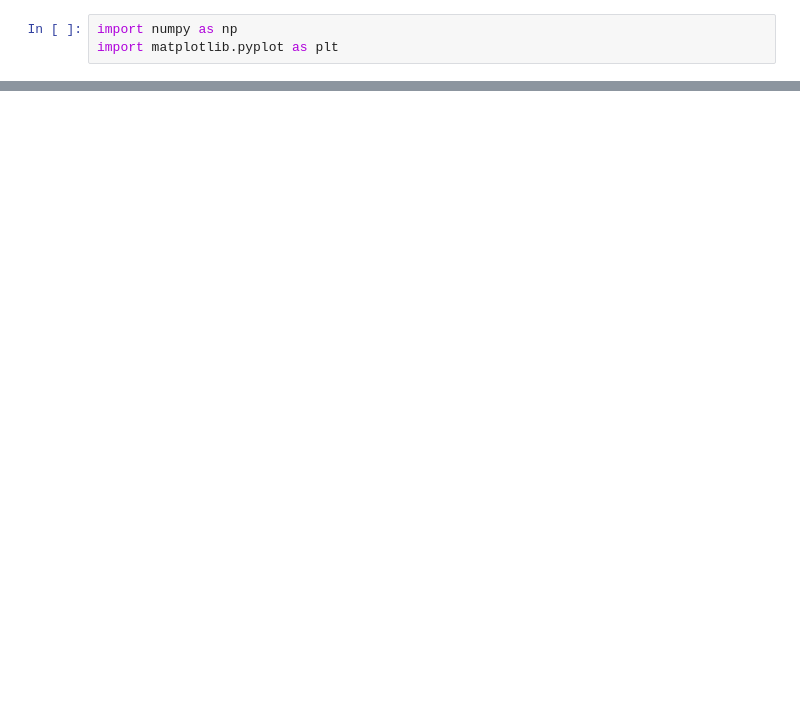
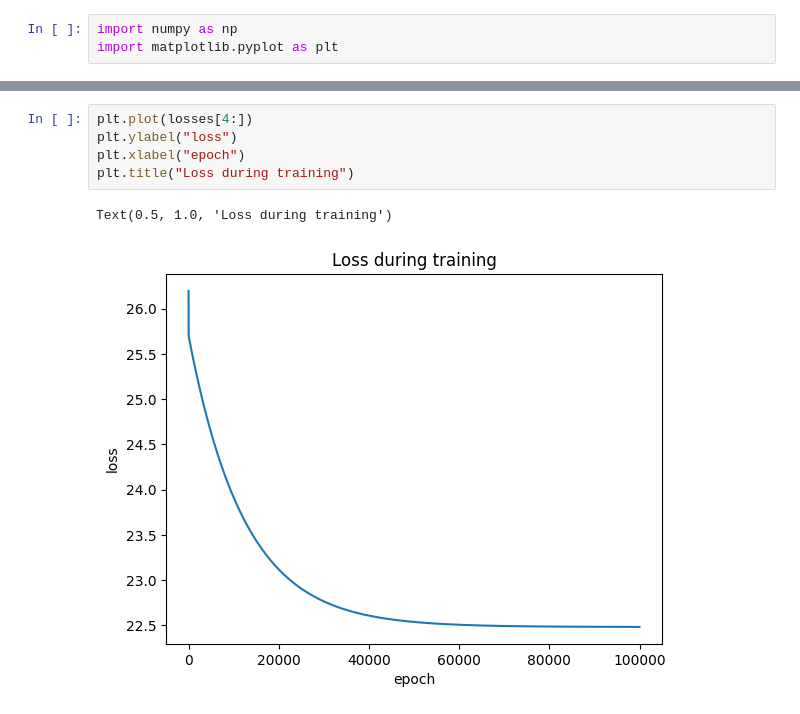
Before and after one commit to Noarkhh/stochastic-optimization-course-2025, a Jupyter notebook: lab1/lab1.ipynb, the cells around one changed output, grey strips where cells are left out. Cells and saved outputs as stored; diff of their text form; blank space fills up the shorter version.

```diff
--- a/lab1/lab1.ipynb
+++ b/lab1/lab1.ipynb
@@ -34,0 +37,8 @@ plt.scatter(x, y)
+# %%
+plt.plot(losses[4:])
+plt.ylabel("loss")
+plt.xlabel("epoch")
+plt.title("Loss during training")
+# %% [output]
+Text(0.5, 1.0, 'Loss during training')
+[figure, added]
```
Also changed, not shown: parts of 15 cells of this notebook, 1 other file.
